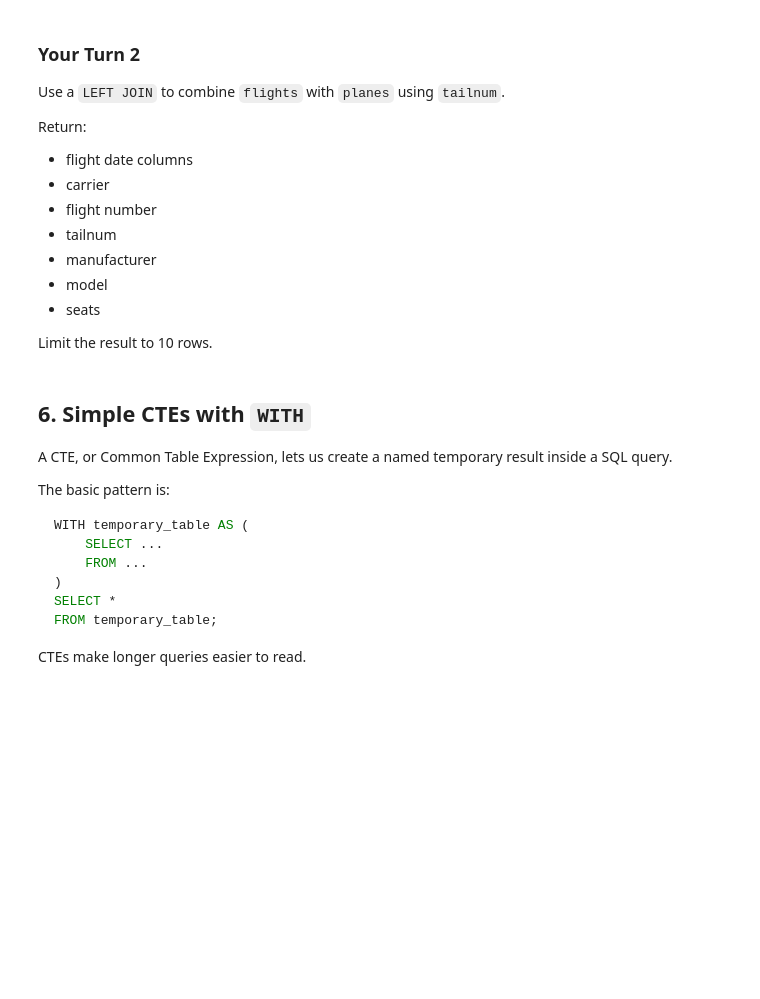
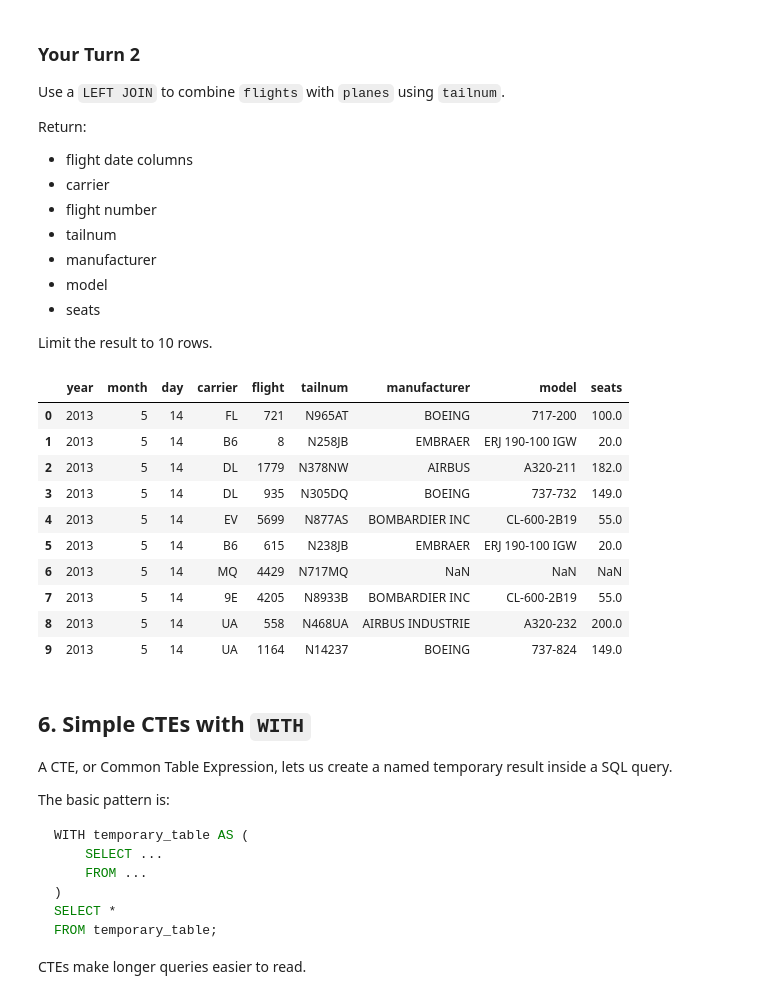
Before and after one commit to assharma3003-star/BAN6003-week9-week10-anjalisharma, a Jupyter notebook: notebooks/module10_sql_joins_abt_guided_lab.ipynb, the cells around one changed output. Drawn from its saved outputs; the diff is of its cells as text; code cells hidden in the pictures; blank space fills up the shorter version.

```diff
--- a/notebooks/module10_sql_joins_abt_guided_lab.ipynb
+++ b/notebooks/module10_sql_joins_abt_guided_lab.ipynb
@@ -351,11 +427,36 @@ Limit the result to 10 rows.
 # %%
 # Your Turn 2
 
 query = '''
-
+SELECT
+    f.year,
+    f.month,
+    f.day,
+    f.carrier,
+    f.flight,
+    f.tailnum,
+    p.manufacturer,
+    p.model,
+    p.seats
+FROM flights AS f
+LEFT JOIN planes AS p
+    ON f.tailnum = p.tailnum
+LIMIT 10;
 '''
 
 run_query(query, engine)
+# %% [output]
+|  | year | month | day | carrier | flight | tailnum | manufacturer | model | seats |
+| 0 | 2013 | 5 | 14 | FL | 721 | N965AT | BOEING | 717-200 | 100.0 |
+| 1 | 2013 | 5 | 14 | B6 | 8 | N258JB | EMBRAER | ERJ 190-100 IGW | 20.0 |
+| 2 | 2013 | 5 | 14 | DL | 1779 | N378NW | AIRBUS | A320-211 | 182.0 |
+| 3 | 2013 | 5 | 14 | DL | 935 | N305DQ | BOEING | 737-732 | 149.0 |
+| 4 | 2013 | 5 | 14 | EV | 5699 | N877AS | BOMBARDIER INC | CL-600-2B19 | 55.0 |
+| 5 | 2013 | 5 | 14 | B6 | 615 | N238JB | EMBRAER | ERJ 190-100 IGW | 20.0 |
+| 6 | 2013 | 5 | 14 | MQ | 4429 | N717MQ | NaN | NaN | NaN |
+| 7 | 2013 | 5 | 14 | 9E | 4205 | N8933B | BOMBARDIER INC | CL-600-2B19 | 55.0 |
+| 8 | 2013 | 5 | 14 | UA | 558 | N468UA | AIRBUS INDUSTRIE | A320-232 | 200.0 |
+| 9 | 2013 | 5 | 14 | UA | 1164 | N14237 | BOEING | 737-824 | 149.0 |
 # %% [markdown]
 ## 6. Simple CTEs with `WITH`
 
```
Also changed, not shown: parts of 32 cells of this notebook, 2 other files.
